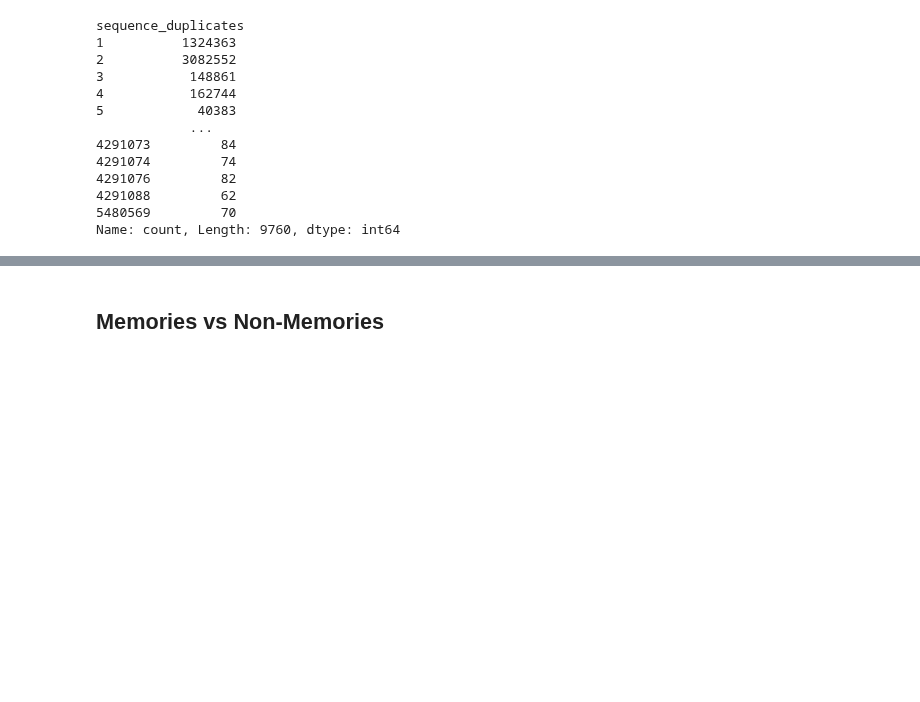
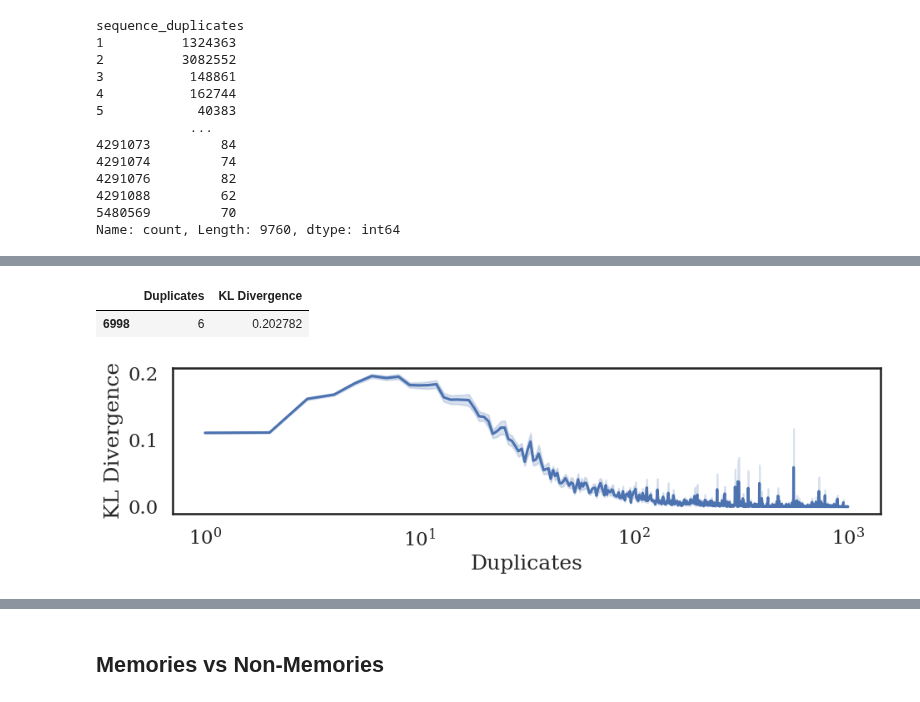
Before and after one commit to EleutherAI/semantic-memorization, a Jupyter notebook: working_dirs/kyle/results_analysis/ppl_dup_figure.ipynb, the cells around one changed output, grey strips where cells are left out. Drawn from its saved outputs; the diff is of its cells as text; code cells hidden in the pictures; blank space fills up the shorter version.

Commit message:
Add both symmetric and asymmetric KLds

```diff
--- a/working_dirs/kyle/results_analysis/ppl_dup_figure.ipynb
+++ b/working_dirs/kyle/results_analysis/ppl_dup_figure.ipynb
@@ -174,3 +175,10 @@ if not os.path.exists(local_frame_path):
             bootstrapped_memory_divergences.append(calculate_symetric_kl_divergence(all_memories_and_sample, memories_dataset, duplication_count))
 
     bootstrapped_memory_divergences
+# %%
+bootstrapped_memory_divergences_frame = pd.DataFrame(bootstrapped_memory_divergences) if not os.path.exists(local_frame_path) else pd.read_csv(local_frame_path)
+
+# sort by duplicates
+bootstrapped_memory_divergences_frame = bootstrapped_memory_divergences_frame.sort_values(by="Duplicates")
+bootstrapped_memory_divergences_frame.to_csv(f"{figures_path}/bootstrapped_memory_divergences_frame_symmetric.csv", index=False)
+bootstrapped_memory_divergences_frame
@@ -176,0 +199,25 @@ if not os.path.exists(local_frame_path):
+# %%
+# Max KLD
+max_kld = bootstrapped_memory_divergences_frame.sort_values(by="KL Divergence", ascending=False).head(1)
+max_kld
+# %% [output]
+|  | Duplicates | KL Divergence |
+| 6998 | 6 | 0.202782 |
+# %%
+fig, ax = plt.subplots(1, 1, figsize=(10, 3))
+
+sns.lineplot(data=bootstrapped_memory_divergences_frame, x="Duplicates", y="KL Divergence", ax=ax, errorbar="sd")
+# ax.set_title("True Distribution = Memories")
+
+# add padding
+plt.tight_layout()
+
+# log x axis
+ax.set_xscale("log")
+
+# remove extra padding
+plt.subplots_adjust(top=0.9)
+
+fig.savefig(f"{figures_path}/kl_divergence_symetric_generation_ppl_bootstrapped.pdf", bbox_inches="tight")
+# %% [output]
+[figure, added]
```
Also changed, not shown: parts of 18 cells of this notebook, 8 other files.
